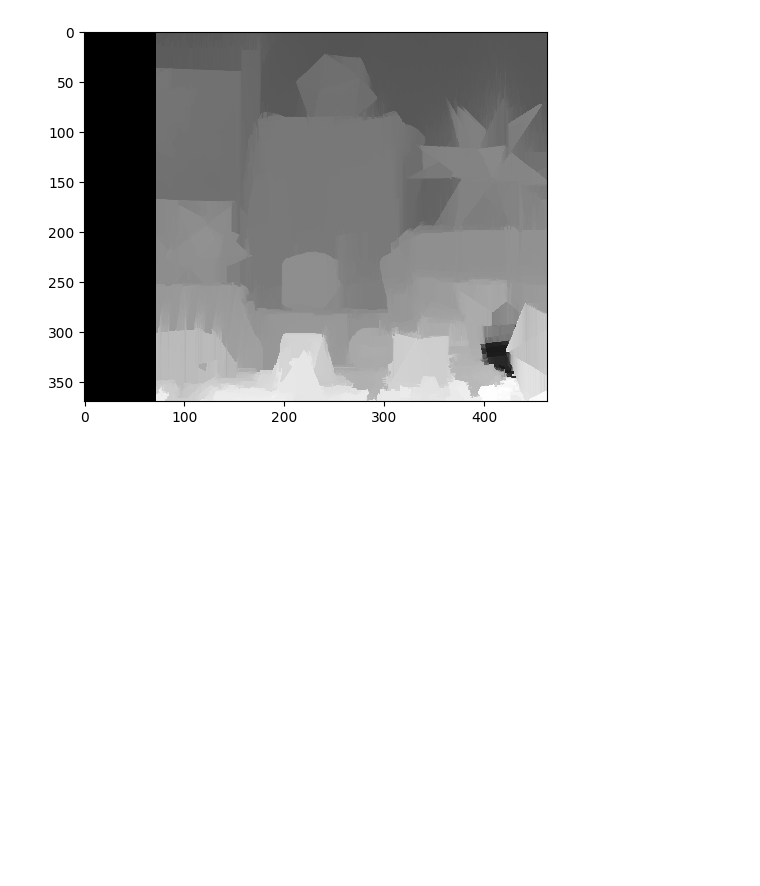
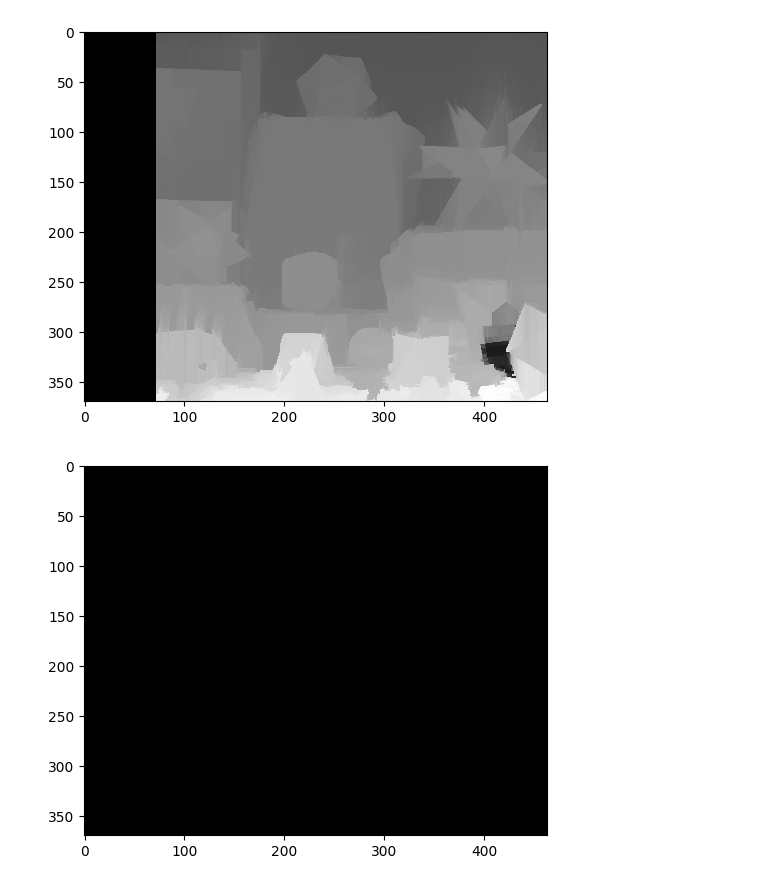
Before and after one commit to lengfeng-bot/vision_class, a Jupyter notebook: 计算机视觉实践-练习5/作业5.ipynb, the cells around one changed output. Cells and saved outputs as stored; diff of their text form; code cells hidden in the pictures; blank space fills up the shorter version.

```diff
--- a/计算机视觉实践-练习5/作业5.ipynb
+++ b/计算机视觉实践-练习5/作业5.ipynb
@@ -675,32 +675,41 @@ def opencv_SGBM(left_img, right_img, use_wls=True, sgbm="param1"):
     # 计算左视差图
     dispL = matcherL.compute(left_img, right_img)
     dispL = np.int16(dispL)
+
     # WLS滤波平滑优化图像
     if use_wls:
         paramR = paramL
         paramR['minDisparity'] = -paramL['numDisparities']
         matcherR = cv2.StereoSGBM_create(**paramR)
         #matcherR = cv2.ximgproc.createRightMatcher(matcherL)
         dispR = matcherR.compute(right_img, left_img)
         dispR = np.int16(dispR)
         lmbda = 80000
         sigma = 1.3
         filter = cv2.ximgproc.createDisparityWLSFilter(matcher_left=matcherL)
         filter.setLambda(lmbda)
         filter.setSigmaColor(sigma)
         dispL = filter.filter(dispL, left_img, None, dispR)
         dispL = np.int16(dispL)
+        dispR = filter.filter(dispR, left_img, None, dispL)
     # 除以16得到真实视差（因为SGBM算法得到的视差是×16的）
     dispL[dispL < 0] = 0
     dispL = dispL.astype(np.float32) / 16.0
-    cv2.imwrite("dispR.png", dispL)
+    cv2.imwrite("dispL.png", dispL)
     plt.imshow(dispL, "gray")
+    plt.show()
+
+    dispR[dispR < 0] = 0
+    dispR = dispR.astype(np.float32) / 16.0
+    cv2.imwrite("dispR.png", dispR)
+    plt.imshow(dispR, "gray")
     plt.show()
 
 
 if __name__ == "__main__":
     left = cv2.imread("imgs/view1.png", 0)
     right = cv2.imread("imgs/view5.png", 0)
     opencv_SGBM(left, right)
 # %% [output]
 [figure]
+[figure, added]
```
